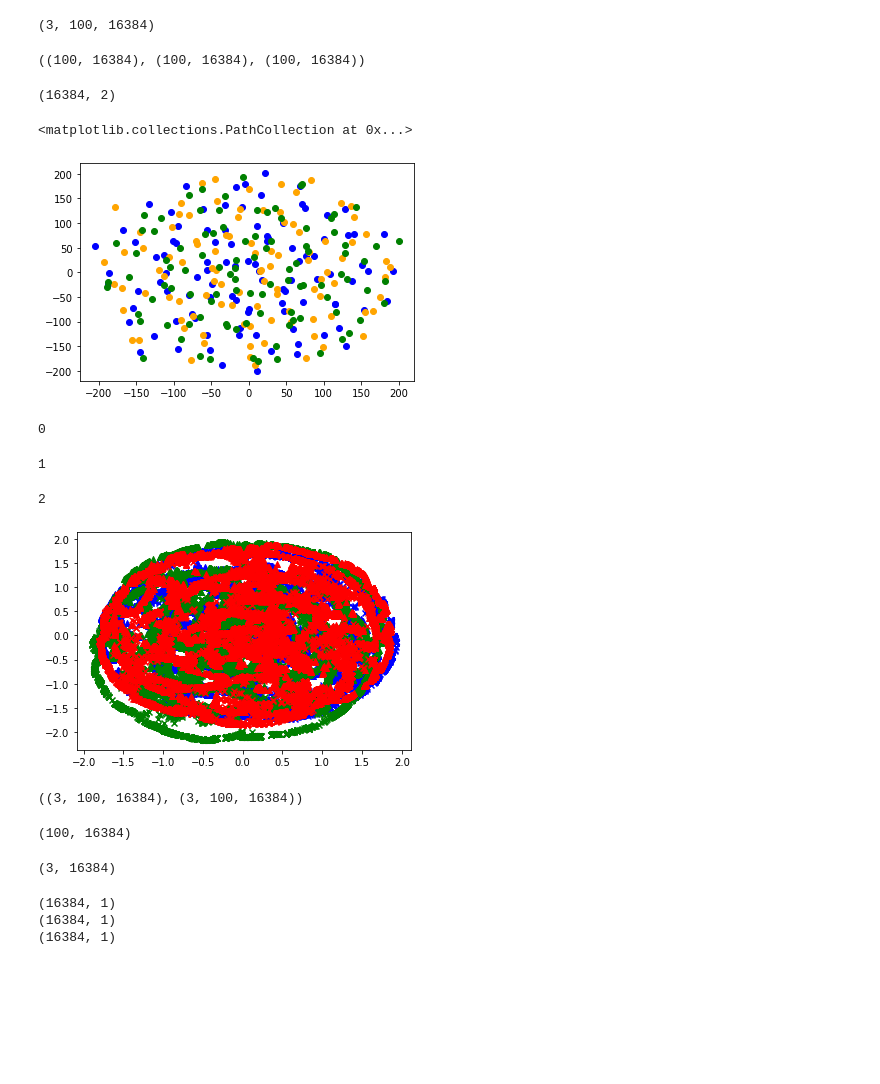
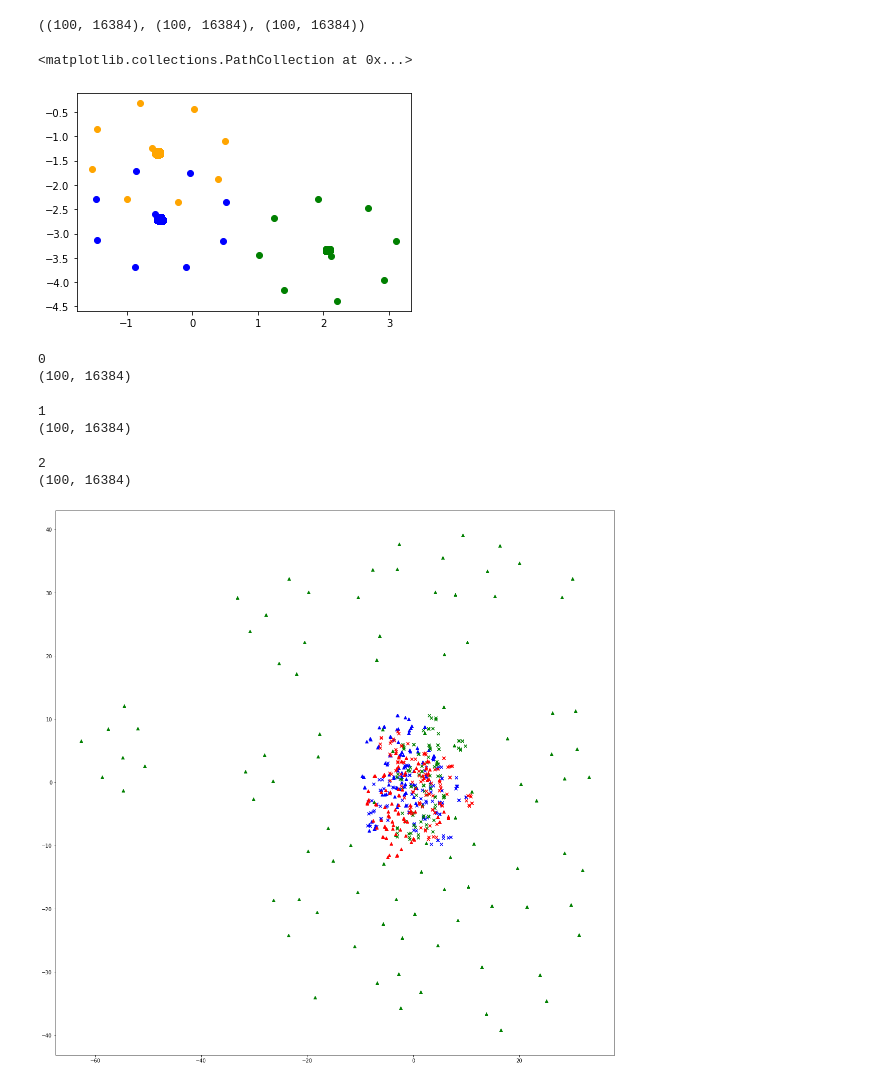
Before and after one commit to JohanLundberg12/CamVid-Image-Segmentation, a Jupyter notebook: tsne-visualization.ipynb, the cells around one changed output. Cells and saved outputs as stored; diff of their text form; code cells hidden in the pictures; blank space fills up the shorter version.

```diff
--- a/tsne-visualization.ipynb
+++ b/tsne-visualization.ipynb
@@ -72,3 +16,0 @@ all_preds.shape
-# %%
-all_preds = np.loadtxt('valid_preds/test.txt').reshape((3,4,100))
-all_preds.shape
@@ -128,5 +16,0 @@ from sklearn.manifold import TSNE
-# %%
-all_preds = np.loadtxt('valid_preds/unet_alt_lr1').reshape((3,100,16384))
-all_preds.shape
-# %% [output]
-(3, 100, 16384)
@@ -134,14 +20,9 @@ all_preds.shape
 X = all_preds[0]
 Y = all_preds[1]
 Z = all_preds[2]
+X.shape, Y.shape, Z.shape
+# %% [output]
+((100, 16384), (100, 16384), (100, 16384))
-# %%
-X.shape, Y.shape, Z.shape
-# %% [output]
-((100, 16384), (100, 16384), (100, 16384))
-# %%
-tsne.fit_transform(X.transpose()).shape
-# %% [output]
-(16384, 2)
 # %%
 tsne = TSNE(n_components=2)
 X_transformed = tsne.fit_transform(X)
@@ -153,4 +34,4 @@ plt.scatter(Y_transformed[:, 0], Y_transformed[:,1], c="orange")
 plt.scatter(Z_transformed[:, 0], Z_transformed[:,1], c="g")
 # %% [output]
 <matplotlib.collections.PathCollection at 0x...>
-[figure, old version]
+[figure, new version]
@@ -162,48 +40,35 @@ def visualize_model_trajectories(m1_preds:npt.NDArray, m2_preds:npt.NDArray):
     tsne = TSNE(n_components=2, init="random")
     cmap = ['b', 'g', 'r', 'c', 'm', 'y', 'b', 'w']
 
+    fig = plt.figure(figsize=(20,20))
+
     for epoch, (preds1, preds2) in enumerate(zip(m1_preds, m2_preds)):
         print(epoch)
+        print(preds1.shape)
 
-        m1_epoch_trajectory = tsne.fit_transform(preds1.reshape(-1,1))
-        m2_epoch_trajectory = tsne.fit_transform(preds2.reshape(-1,1))
+        m1_epoch_trajectory = tsne.fit_transform(preds1)
+        m2_epoch_trajectory = tsne.fit_transform(preds2)
 
         plt.scatter(m1_epoch_trajectory[:, 0], m1_epoch_trajectory[:, 1], c=cmap[epoch], marker="^")
         plt.scatter(m2_epoch_trajectory[:, 0], m2_epoch_trajectory[:, 1], c=cmap[epoch], marker="x")
 
     plt.show()
 # %%
-all_preds = utils.load_3d_array('valid_preds/unet_alt_lr1', (3,100,16384))
-all_preds2 = utils.load_3d_array('valid_preds/unet_alt', (3,100,16384))
+all_preds = utils.load_3d_array('valid_preds/unet_alt_lr0.01', (3,100,16384))
+all_preds2 = utils.load_3d_array('valid_preds/unet_alt_lr0.001', (3,100,16384))
 # %%
-visualize_model_trajectories(all_preds[:, 0], all_preds[:, 0])
+visualize_model_trajectories(all_preds, all_preds2)
 # %% [output]
 0
+(100, 16384)
 1
+(100, 16384)
 2
+(100, 16384)
-[figure, old version]
+[figure, new version]
-# %%
-all_preds.shape, all_preds2.shape
-# %% [output]
-((3, 100, 16384), (3, 100, 16384))
-# %%
-all_preds[:][0].shape
-# %% [output]
-(100, 16384)
 # %%
 # en graf sammenligner to modeller på pixels prediction niveau over epochs
 #predictions på et billede -> reduction med t-sne? for hver epoch?
 # så ledes 100 billeder, hvert billede # of epochs representationer af billedet, 2 representationer af dette, en for hver model
 #
 # så for 3 epochs med 1 og to modeller får vi 3 * 2 punkter = 6 punkter
-# %%
-all_preds[:, 0].shape
-# %% [output]
-(3, 16384)
-# %%
-for img in all_preds[:, 0]:
-    print(img.reshape(-1,1).shape)
-# %% [output]
-(16384, 1)
-(16384, 1)
-(16384, 1)
```
Also changed, not shown: parts of 23 cells of this notebook.
